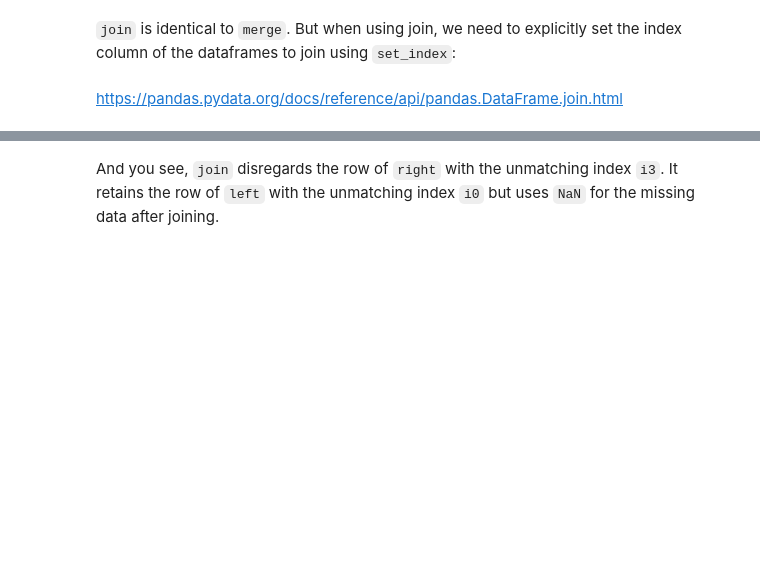
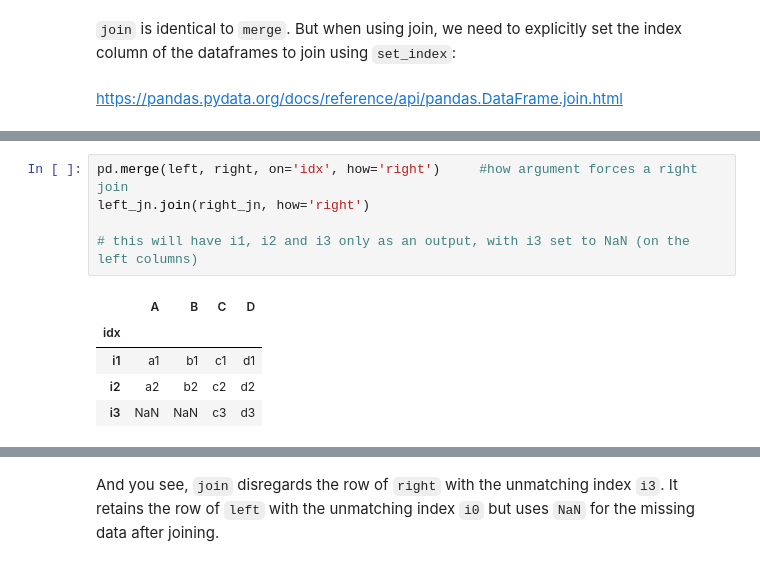
Before and after one commit to ironhack-labs/lab-pandas-merge-en, a Jupyter notebook: your-code/pandas_1_concat-merge-join.ipynb, the cells around one changed output, grey strips where cells are left out. Cells and saved outputs as stored; diff of their text form; blank space fills up the shorter version.

```diff
--- a/your-code/pandas_1_concat-merge-join.ipynb
+++ b/your-code/pandas_1_concat-merge-join.ipynb
@@ -173,0 +216,11 @@ https://pandas.pydata.org/docs/reference/api/pandas.DataFrame.join.html
+# %%
+pd.merge(left, right, on='idx', how='right')     #how argument forces a right join
+left_jn.join(right_jn, how='right')
+
+# this will have i1, i2 and i3 only as an output, with i3 set to NaN (on the left columns)
+# %% [output]
+|  | A | B | C | D |
+| idx |  |  |  |  |
+| i1 | a1 | b1 | c1 | d1 |
+| i2 | a2 | b2 | c2 | d2 |
+| i3 | NaN | NaN | c3 | d3 |
```
Also changed, not shown: parts of 9 cells of this notebook.
